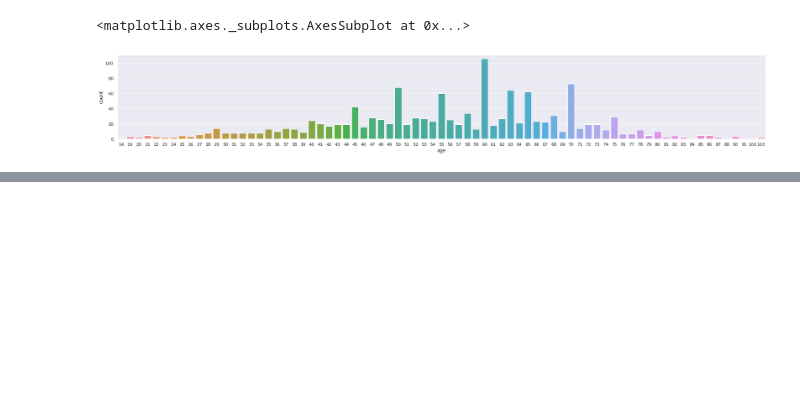
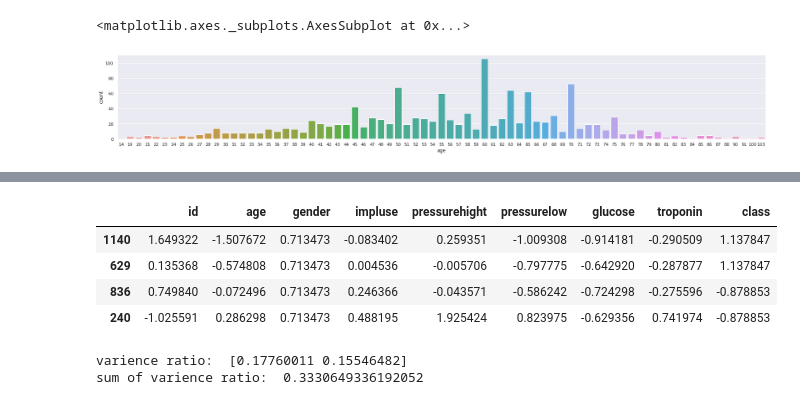
Before and after one commit to ozlemizgi/data_heartmedical, a Jupyter notebook: 6_haftaheartdata.ipynb, the cells around one changed output, grey strips where cells are left out. Saved outputs shown, nothing was run; the diff lists cells and outputs as text; code cells hidden in the pictures; blank space fills up the shorter version.

```diff
--- a/6_haftaheartdata.ipynb
+++ b/6_haftaheartdata.ipynb
@@ -136,0 +283,27 @@ heart.sample(10)
+# %%
+## PCA'dan önce scaling işlemi uyguluyoruz.
+scaler = preprocessing.StandardScaler()
+x_std = scaler.fit_transform(x)
+x_std = pd.DataFrame(x_std)
+x_std.columns =  x.columns
+
+x_std.sample(4)
+# %% [output]
+|  | id | age | gender | impluse | pressurehight | pressurelow | glucose | troponin | class |
+| 1140 | 1.649322 | -1.507672 | 0.713473 | -0.083402 | 0.259351 | -1.009308 | -0.914181 | -0.290509 | 1.137847 |
+| 629 | 0.135368 | -0.574808 | 0.713473 | 0.004536 | -0.005706 | -0.797775 | -0.642920 | -0.287877 | 1.137847 |
+| 836 | 0.749840 | -0.072496 | 0.713473 | 0.246366 | -0.043571 | -0.586242 | -0.724298 | -0.275596 | -0.878853 |
+| 240 | -1.025591 | 0.286298 | 0.713473 | 0.488195 | 1.925424 | 0.823975 | -0.629356 | 0.741974 | -0.878853 |
+# %%
+from sklearn.decomposition import PCA
+
+PCA = PCA(n_components= 2)
+PCA.fit(x_std)
+
+X = PCA.transform(x_std)
+
+print("varience ratio: ", PCA.explained_variance_ratio_)
+print("sum of varience ratio: ", sum(PCA.explained_variance_ratio_))
+# %% [output]
+varience ratio:  [0.17760011 0.15546482]
+sum of varience ratio:  0.3330649336192052
```
Also changed, not shown: parts of 16 cells of this notebook.
